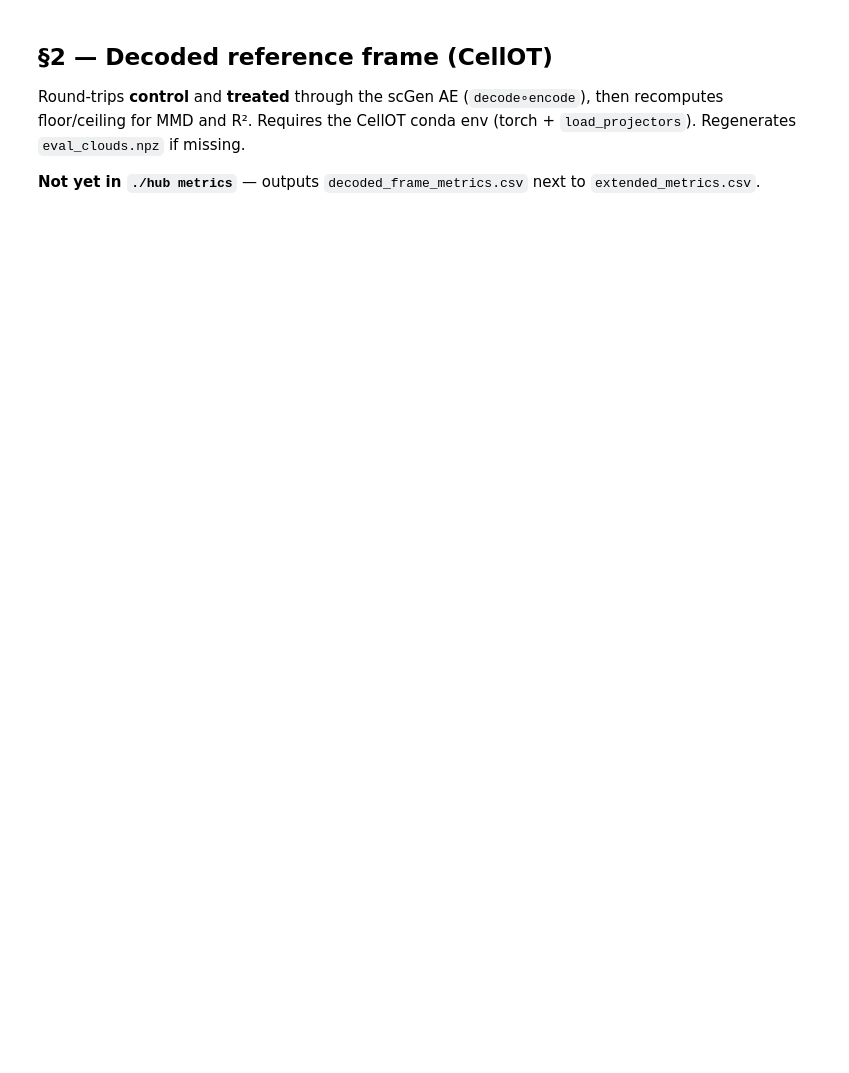
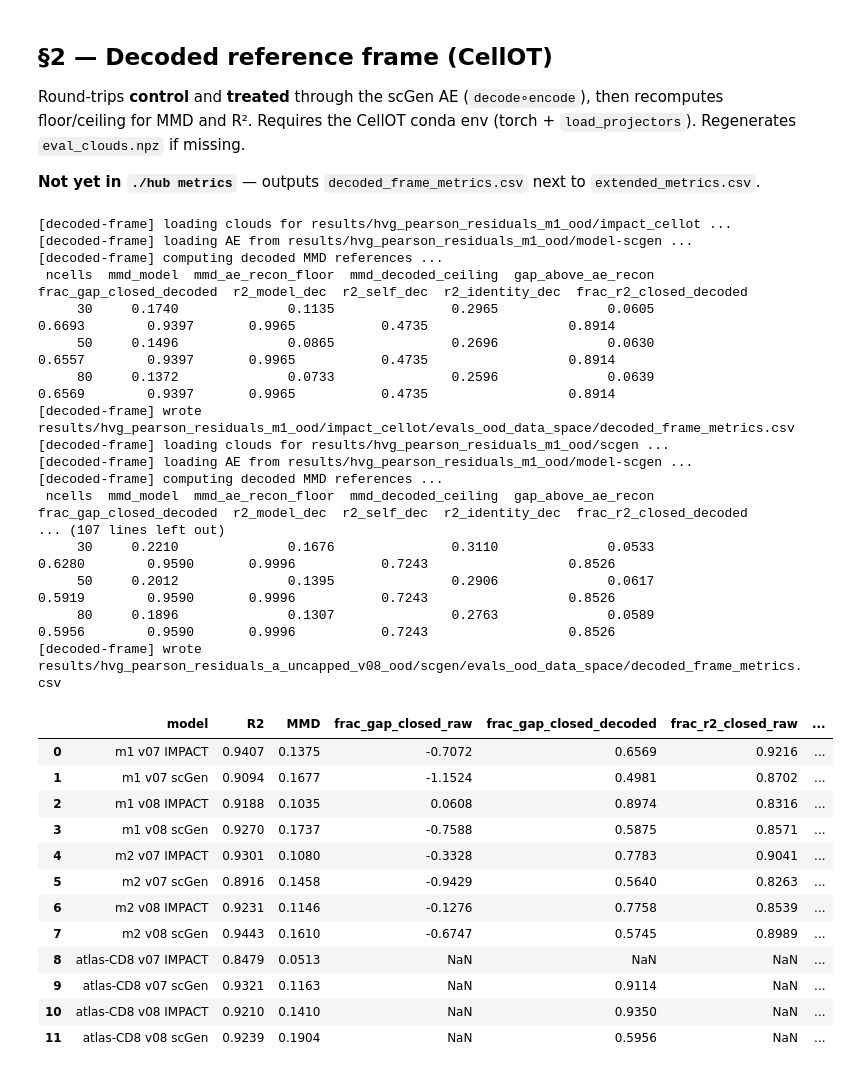
Before and after one commit to JunyiZhou-Conny/speciesOT, a Jupyter notebook: speciesOT/baseline/analysis/22_v08_results.ipynb, the cells around one changed output. Drawn from its saved outputs; the diff is of its cells as text; code cells hidden in the pictures; blank space fills up the shorter version.

```diff
--- a/speciesOT/baseline/analysis/22_v08_results.ipynb
+++ b/speciesOT/baseline/analysis/22_v08_results.ipynb
@@ -122,13 +122,18 @@ _DEC_KEYS = (
 )
 
 
+def _cellot_outdir(results_subdir):
+    """Scripts run with cwd=cellot_gpu; model dirs live under ./results/."""
+    return f"./results/{results_subdir}"
+
+
 def _ensure_clouds(results_subdir):
     eval_dir = RESULTS / results_subdir / EVALPREFIX
     npz = eval_dir / "eval_clouds.npz"
     if npz.exists():
         return
     subprocess.run(
-        [CELLOT_PY, "scripts/dump_eval_clouds.py", "--outdir", f"./{results_subdir}",
+        [CELLOT_PY, "scripts/dump_eval_clouds.py", "--outdir", _cellot_outdir(results_subdir),
          "--setting", "ood", "--where", "data_space", "--embedding", "ae",
          "--evalprefix", EVALPREFIX],
         cwd=str(CELL_GPU), env={**os.environ, "PYTHONPATH": str(CELL_GPU)}, check=True,
@@ -141,7 +146,7 @@ def _decoded(results_subdir):
     if not sidecar.exists():
         _ensure_clouds(results_subdir)
         subprocess.run(
-            [CELLOT_PY, "scripts/decoded_frame_metrics.py", "--outdir", f"./{results_subdir}",
+            [CELLOT_PY, "scripts/decoded_frame_metrics.py", "--outdir", _cellot_outdir(results_subdir),
              "--setting", "ood", "--where", "data_space", "--embedding", "ae",
              "--evalprefix", EVALPREFIX],
             cwd=str(CELL_GPU), env={**os.environ, "PYTHONPATH": str(CELL_GPU)}, check=True,
@@ -152,31 +157,62 @@ def _decoded(results_subdir):
             for k in _DEC_KEYS}
 
 
 dec_rows = []
 for label, sub in MODELS:
     eval_dir = RESULTS / sub / EVALPREFIX
     if not (eval_dir / "evals.csv").exists():
         dec_rows.append({"model": label, **{k: np.nan for k in _DEC_KEYS}, "dec_status": "pending"})
         continue
     try:
         dec_rows.append({"model": label, **_decoded(sub), "dec_status": "ok"})
     except subprocess.CalledProcessError as exc:
         dec_rows.append({"model": label, **{k: np.nan for k in _DEC_KEYS},
                          "dec_status": f"failed ({exc.returncode})"})
 
 decoded = pd.DataFrame(dec_rows)
 dual = scorecard.merge(decoded, on="model", how="left")
 dual_cols = [
     "model", "R2", "MMD",
     "frac_gap_closed_raw", "frac_gap_closed_decoded",
     "frac_r2_closed_raw", "frac_r2_closed_decoded",
     "mmd_floor", "mmd_ae_recon_floor", "mmd_ceiling", "mmd_decoded_ceiling",
     "r2_self", "r2_self_dec", "r2_identity", "r2_identity_dec",
     "gap_above_floor", "gap_above_ae_recon", "mean_js", "status", "dec_status",
 ]
 dual = dual[dual_cols]
 num = dual.select_dtypes(include="number").columns
 dual[num] = dual[num].astype(float).round(4)
 dual.to_csv(REPO / "speciesOT/baseline/analysis/v08_scorecard_dual.csv", index=False)
 dual
+# %% [output]
+[decoded-frame] loading clouds for results/hvg_pearson_residuals_m1_ood/impact_cellot ...
+[decoded-frame] loading AE from results/hvg_pearson_residuals_m1_ood/model-scgen ...
+[decoded-frame] computing decoded MMD references ...
+ ncells  mmd_model  mmd_ae_recon_floor  mmd_decoded_ceiling  gap_above_ae_recon  frac_gap_closed_decoded  r2_model_dec  r2_self_dec  r2_identity_dec  frac_r2_closed_decoded
+     30     0.1740              0.1135               0.2965              0.0605                   0.6693        0.9397       0.9965           0.4735                  0.8914
+     50     0.1496              0.0865               0.2696              0.0630                   0.6557        0.9397       0.9965           0.4735                  0.8914
+     80     0.1372              0.0733               0.2596              0.0639                   0.6569        0.9397       0.9965           0.4735                  0.8914
+[decoded-frame] wrote results/hvg_pearson_residuals_m1_ood/impact_cellot/evals_ood_data_space/decoded_frame_metrics.csv
+[decoded-frame] loading clouds for results/hvg_pearson_residuals_m1_ood/scgen ...
+[decoded-frame] loading AE from results/hvg_pearson_residuals_m1_ood/model-scgen ...
+[decoded-frame] computing decoded MMD references ...
+ ncells  mmd_model  mmd_ae_recon_floor  mmd_decoded_ceiling  gap_above_ae_recon  frac_gap_closed_decoded  r2_model_dec  r2_self_dec  r2_identity_dec  frac_r2_closed_decoded
+... (107 lines left out)
+     30     0.2210              0.1676               0.3110              0.0533                   0.6280        0.9590       0.9996           0.7243                  0.8526
+     50     0.2012              0.1395               0.2906              0.0617                   0.5919        0.9590       0.9996           0.7243                  0.8526
+     80     0.1896              0.1307               0.2763              0.0589                   0.5956        0.9590       0.9996           0.7243                  0.8526
+[decoded-frame] wrote results/hvg_pearson_residuals_a_uncapped_v08_ood/scgen/evals_ood_data_space/decoded_frame_metrics.csv
+|  | model | R2 | MMD | frac_gap_closed_raw | frac_gap_closed_decoded | frac_r2_closed_raw | ... |
+| 0 | m1 v07 IMPACT | 0.9407 | 0.1375 | -0.7072 | 0.6569 | 0.9216 | ... |
+| 1 | m1 v07 scGen | 0.9094 | 0.1677 | -1.1524 | 0.4981 | 0.8702 | ... |
+| 2 | m1 v08 IMPACT | 0.9188 | 0.1035 | 0.0608 | 0.8974 | 0.8316 | ... |
+| 3 | m1 v08 scGen | 0.9270 | 0.1737 | -0.7588 | 0.5875 | 0.8571 | ... |
+| 4 | m2 v07 IMPACT | 0.9301 | 0.1080 | -0.3328 | 0.7783 | 0.9041 | ... |
+| 5 | m2 v07 scGen | 0.8916 | 0.1458 | -0.9429 | 0.5640 | 0.8263 | ... |
+| 6 | m2 v08 IMPACT | 0.9231 | 0.1146 | -0.1276 | 0.7758 | 0.8539 | ... |
+| 7 | m2 v08 scGen | 0.9443 | 0.1610 | -0.6747 | 0.5745 | 0.8989 | ... |
+| 8 | atlas-CD8 v07 IMPACT | 0.8479 | 0.0513 | NaN | NaN | NaN | ... |
+| 9 | atlas-CD8 v07 scGen | 0.9321 | 0.1163 | NaN | 0.9114 | NaN | ... |
+| 10 | atlas-CD8 v08 IMPACT | 0.9210 | 0.1410 | NaN | 0.9350 | NaN | ... |
+| 11 | atlas-CD8 v08 scGen | 0.9239 | 0.1904 | NaN | 0.5956 | NaN | ... |
 # %% [markdown]
```
Also changed, not shown: parts of 8 cells of this notebook, 35 other files.
